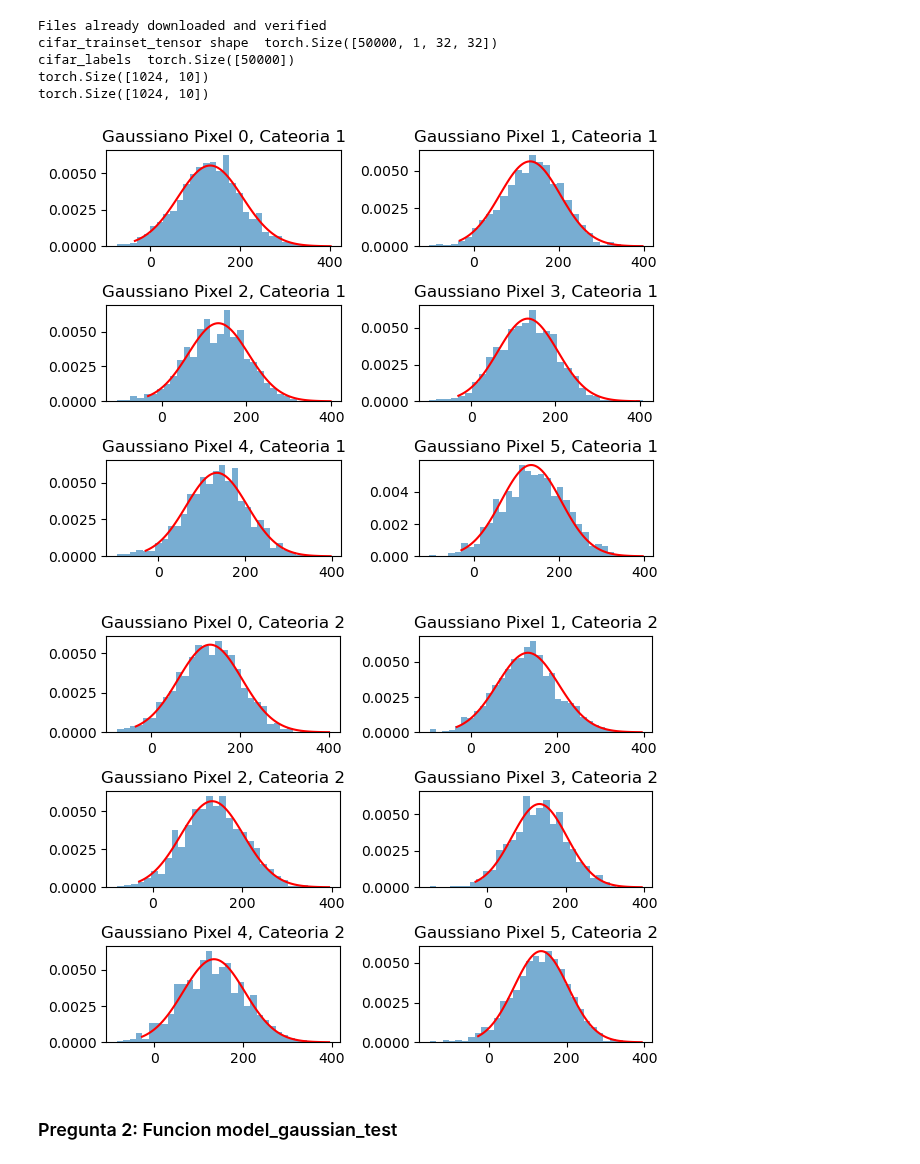
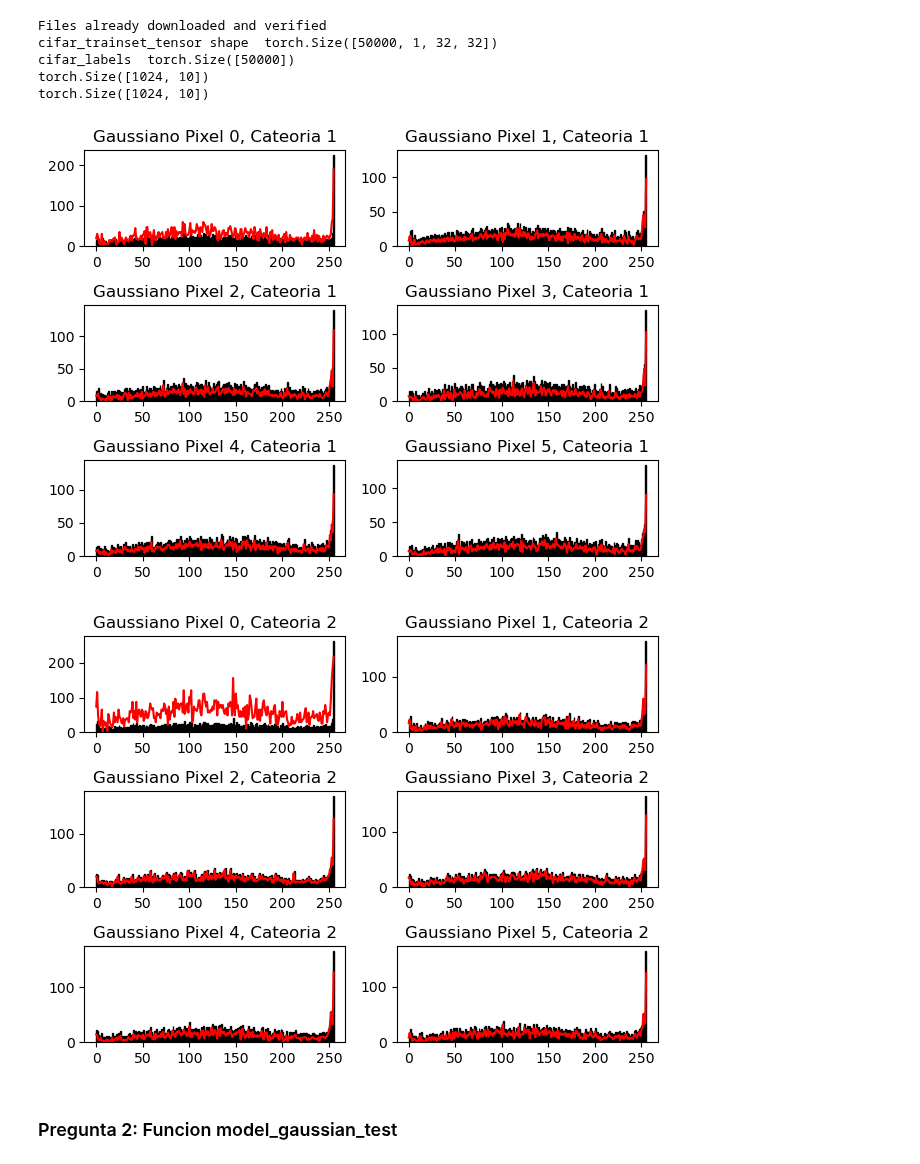
Before and after one commit to YoksanVC/TEC_DataScienceCert, a Jupyter notebook: Module_3_Estadistica_CienciaDatos/Trabajo_Practico_1_Bayes/TrabajoPractico1_Bayes.ipynb, the cells around one changed output. Cells and saved outputs as stored; diff of their text form; code cells hidden in the pictures.

```diff
--- a/Module_3_Estadistica_CienciaDatos/Trabajo_Practico_1_Bayes/TrabajoPractico1_Bayes.ipynb
+++ b/Module_3_Estadistica_CienciaDatos/Trabajo_Practico_1_Bayes/TrabajoPractico1_Bayes.ipynb
@@ -590,14 +587,14 @@ D = 9
 categories = torch.tensor([0,0,1,1,2,2,2])
 
 # Creando tensor de datos: tensores internos de 3x3 para generar 9 unidades. Los valores internos seran aleatorios (no randomizados) para poder realizar el calculo de probabilidades
-data = torch.tensor([([1,1,1],[1,1,1],[1,1,1]),([2,2,2],[2,2,2],[2,2,2]),([2,0,2],[0,2,0],[2,0,2]),([0,2,0],[2,0,2],[0,2,0]),([0,0,0],[1,1,1],[2,2,2]),([2,2,2],[1,1,1],[0,0,0]),([1,1,1],[0,0,0],[2,2,2])])
+data = torch.tensor([([1,1,1],[2,2,2],[1,3,3]),([1,1,1],[2,2,2],[3,3,3]),([2,0,2],[0,2,0],[2,0,2]),([0,2,0],[2,0,2],[0,2,0]),([0,0,0],[1,1,1],[2,2,2]),([2,2,2],[1,1,1],[0,0,0]),([1,1,1],[0,0,0],[2,2,2])])
 
 # Calculando las medias y desviaciones estandar
 Mu_d_k, Sigma_d_k = train_model_gaussian(categories, data, K, D)
 
 def test_train_model_gaussian_k1_means() -> None:
     # Primera prueba unitaria: Para la categoria 1, la media de para cualquier unidad es 1
-    comparison = torch.equal(Mu_d_k[:,1],torch.tensor([1,1,1,1,1,1,1,1,1]))
+    comparison = torch.equal(Mu_d_k[:,0],torch.tensor([1,1,1,2,2,2,2,3,3]))
     assert comparison == True
 
 def test_train_model_gaussian_k0_stds() -> None:
@@ -662,85 +683,91 @@ hist5_c1,points5_c1,pdf5_c1 = pdf_hist_objects(Mu_d_k[5,1], Sigma_d_k[5,1])
 # Creando los histogramas para la categoria 1
 fig3, ((gauss1,gauss2),(gauss3,gauss4),(gauss5,gauss6)) = plt.subplots(nrows=3,ncols=2)
 
+# Eje x
+x = torch.linspace(0,255,256)
+
 # Ploteando los histogramas
-gauss1.hist(hist0_c1, bins=30, density=True, alpha=0.6, label='Histogram')
-gauss1.plot(points0_c1, pdf0_c1, color='r', label='Funcion Gaussiana')
+gauss1.hist(x, bins=x, weights=pixel_0_cat1, edgecolor='black')
+gauss1.plot(x.numpy(),prob_pixel_0_cat1.numpy(), color='red')
 gauss1.set_title('Gaussiano Pixel 0, Cateoria 1')
 
-gauss2.hist(hist1_c1, bins=30, density=True, alpha=0.6, label='Histogram')
-gauss2.plot(points1_c1, pdf1_c1, color='r', label='Funcion Gaussiana')
+gauss2.hist(x, bins=x, weights=pixel_1_cat1, edgecolor='black')
+gauss2.plot(x.numpy(),prob_pixel_1_cat1.numpy(), color='red')
 gauss2.set_title('Gaussiano Pixel 1, Cateoria 1')
 
-gauss3.hist(hist2_c1, bins=30, density=True, alpha=0.6, label='Histogram')
-gauss3.plot(points2_c1, pdf2_c1, color='r', label='Funcion Gaussiana')
+gauss3.hist(x, bins=x, weights=pixel_2_cat1, edgecolor='black')
+gauss3.plot(x.numpy(),prob_pixel_2_cat1.numpy(), color='red')
 gauss3.set_title('Gaussiano Pixel 2, Cateoria 1')
 
-gauss4.hist(hist3_c1, bins=30, density=True, alpha=0.6, label='Histogram')
-gauss4.plot(points3_c1, pdf3_c1, color='r', label='Funcion Gaussiana')
+gauss4.hist(x, bins=x, weights=pixel_3_cat1, edgecolor='black')
+gauss4.plot(x.numpy(),prob_pixel_3_cat1.numpy(), color='red')
 gauss4.set_title('Gaussiano Pixel 3, Cateoria 1')
 
-gauss5.hist(hist4_c1, bins=30, density=True, alpha=0.6, label='Histogram')
-gauss5.plot(points4_c1, pdf4_c1, color='r', label='Funcion Gaussiana')
+gauss5.hist(x, bins=x, weights=pixel_4_cat1, edgecolor='black')
+gauss5.plot(x.numpy(),prob_pixel_4_cat1.numpy(), color='red')
 gauss5.set_title('Gaussiano Pixel 4, Cateoria 1')
 
-gauss6.hist(hist5_c1, bins=30, density=True, alpha=0.6, label='Histogram')
-gauss6.plot(points5_c1, pdf5_c1, color='r', label='Funcion Gaussiana')
+gauss6.hist(x, bins=x, weights=pixel_5_cat1, edgecolor='black')
+gauss6.plot(x.numpy(),prob_pixel_5_cat1.numpy(), color='red')
 gauss6.set_title('Gaussiano Pixel 5, Cateoria 1')
 
 fig3.tight_layout()
 plt.show()
 # %% [output]
-[figure, old version]
+[figure, new version]
 # %%
 # Calculo de las funciones de densidad gaussianas y los histogramas, Categoria 2, Pixel 0
-hist0_c2,points0_c2,pdf0_c2 = pdf_hist_objects(Mu_d_k[0,2], Sigma_d_k[0,2])
+pixel_0_cat2, prob_pixel_0_cat2 = hist_pdf(set_tensor,set_labels,2,0)
 
 # Calculo de las funciones de densidad gaussianas y los histogramas, Categoria 2, Pixel 1
-hist1_c2,points1_c2,pdf1_c2 = pdf_hist_objects(Mu_d_k[1,2], Sigma_d_k[1,2])
+pixel_1_cat2, prob_pixel_1_cat2 = hist_pdf(set_tensor,set_labels,2,1)
 
 # Calculo de las funciones de densidad gaussianas y los histogramas, Categoria 2, Pixel 2
-hist2_c2,points2_c2,pdf2_c2 = pdf_hist_objects(Mu_d_k[2,2], Sigma_d_k[2,2])
+pixel_2_cat2, prob_pixel_2_cat2 = hist_pdf(set_tensor,set_labels,2,2)
 
 # Calculo de las funciones de densidad gaussianas y los histogramas, Categoria 2, Pixel 3
-hist3_c2,points3_c2,pdf3_c2 = pdf_hist_objects(Mu_d_k[3,2], Sigma_d_k[3,2])
+pixel_3_cat2, prob_pixel_3_cat2 = hist_pdf(set_tensor,set_labels,2,3)
 
 # Calculo de las funciones de densidad gaussianas y los histogramas, Categoria 2, Pixel 4
-hist4_c2,points4_c2,pdf4_c2 = pdf_hist_objects(Mu_d_k[4,2], Sigma_d_k[4,2])
+pixel_4_cat2, prob_pixel_4_cat2 = hist_pdf(set_tensor,set_labels,2,4)
 
 # Calculo de las funciones de densidad gaussianas y los histogramas, Categoria 2, Pixel 5
-hist5_c2,points5_c2,pdf5_c2 = pdf_hist_objects(Mu_d_k[5,2], Sigma_d_k[5,2])
+pixel_5_cat2, prob_pixel_5_cat2 = hist_pdf(set_tensor,set_labels,2,5)
 # %%
-# Creando los histogramas para la categoria 2
-fig4, ((gauss1,gauss2),(gauss3,gauss4),(gauss5,gauss6)) = plt.subplots(nrows=3,ncols=2)
+# Creando los histogramas para la categoria 1
+fig3, ((gauss1,gauss2),(gauss3,gauss4),(gauss5,gauss6)) = plt.subplots(nrows=3,ncols=2)
+
+# Eje x
+x = torch.linspace(0,255,256)
 
 # Ploteando los histogramas
-gauss1.hist(hist0_c2, bins=30, density=True, alpha=0.6, label='Histogram')
-gauss1.plot(points0_c2, pdf0_c2, color='r', label='Funcion Gaussiana')
+gauss1.hist(x, bins=x, weights=pixel_0_cat2, edgecolor='black')
+gauss1.plot(x.numpy(),prob_pixel_0_cat2.numpy(), color='red')
 gauss1.set_title('Gaussiano Pixel 0, Cateoria 2')
 
-gauss2.hist(hist1_c2, bins=30, density=True, alpha=0.6, label='Histogram')
-gauss2.plot(points1_c2, pdf1_c2, color='r', label='Funcion Gaussiana')
+gauss2.hist(x, bins=x, weights=pixel_1_cat2, edgecolor='black')
+gauss2.plot(x.numpy(),prob_pixel_1_cat2.numpy(), color='red')
 gauss2.set_title('Gaussiano Pixel 1, Cateoria 2')
 
-gauss3.hist(hist2_c2, bins=30, density=True, alpha=0.6, label='Histogram')
-gauss3.plot(points2_c2, pdf2_c2, color='r', label='Funcion Gaussiana')
+gauss3.hist(x, bins=x, weights=pixel_2_cat2, edgecolor='black')
+gauss3.plot(x.numpy(),prob_pixel_2_cat2.numpy(), color='red')
 gauss3.set_title('Gaussiano Pixel 2, Cateoria 2')
 
-gauss4.hist(hist3_c2, bins=30, density=True, alpha=0.6, label='Histogram')
-gauss4.plot(points3_c2, pdf3_c2, color='r', label='Funcion Gaussiana')
+gauss4.hist(x, bins=x, weights=pixel_3_cat2, edgecolor='black')
+gauss4.plot(x.numpy(),prob_pixel_3_cat2.numpy(), color='red')
 gauss4.set_title('Gaussiano Pixel 3, Cateoria 2')
 
-gauss5.hist(hist4_c2, bins=30, density=True, alpha=0.6, label='Histogram')
-gauss5.plot(points4_c2, pdf4_c2, color='r', label='Funcion Gaussiana')
+gauss5.hist(x, bins=x, weights=pixel_4_cat2, edgecolor='black')
+gauss5.plot(x.numpy(),prob_pixel_4_cat2.numpy(), color='red')
 gauss5.set_title('Gaussiano Pixel 4, Cateoria 2')
 
-gauss6.hist(hist5_c2, bins=30, density=True, alpha=0.6, label='Histogram')
-gauss6.plot(points5_c2, pdf5_c2, color='r', label='Funcion Gaussiana')
+gauss6.hist(x, bins=x, weights=pixel_5_cat2, edgecolor='black')
+gauss6.plot(x.numpy(),prob_pixel_5_cat2.numpy(), color='red')
 gauss6.set_title('Gaussiano Pixel 5, Cateoria 2')
 
-fig4.tight_layout()
+fig3.tight_layout()
 plt.show()
 # %% [output]
-[figure, old version]
+[figure, new version]
 # %% [markdown]
 ### Pregunta 2: Funcion model_gaussian_test
```
Also changed, not shown: parts of 24 cells of this notebook, 1 other file.
